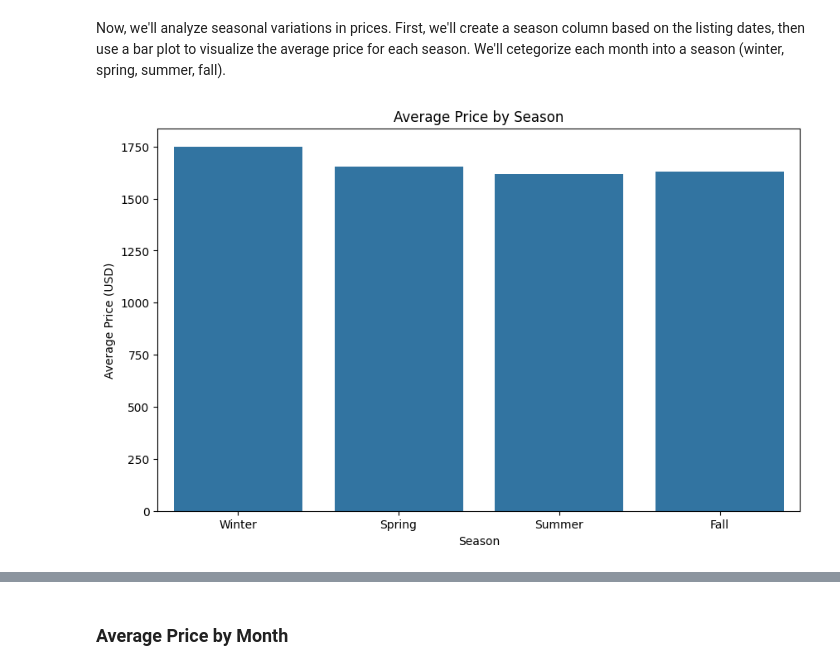
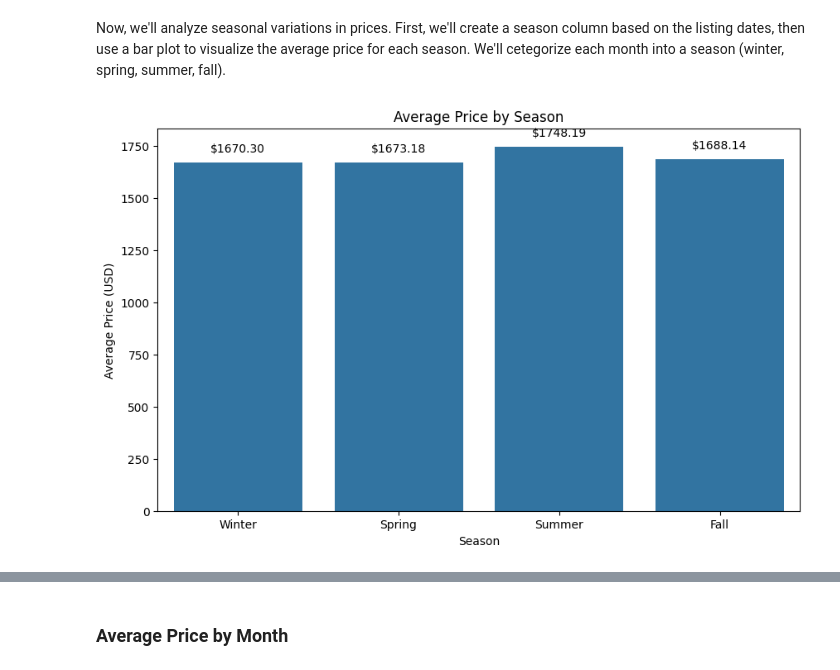
Before and after one commit to kev065/airbnb, a Jupyter notebook: notebook.ipynb, the cells around one changed output, grey strips where cells are left out. Drawn from its saved outputs; the diff is of its cells as text; code cells hidden in the pictures.

Commit message:
Add average price labels to seasonal price bar chart for improved clarity

```diff
--- a/notebook.ipynb
+++ b/notebook.ipynb
@@ -288,11 +288,11 @@ capetown_airbnb_df['date'] = pd.to_datetime(capetown_airbnb_df['date'])
 
 # function to categorize seasons
 def get_season(month):
-    if month in [12, 1, 2]:
+    if month in [6, 7, 8]:
         return 'Winter'
-    elif month in [3, 4, 5]:
+    elif month in [9, 10, 11]:
         return 'Spring'
-    elif month in [6, 7, 8]:
+    elif month in [12, 1, 2]:
         return 'Summer'
     else:
         return 'Fall'
@@ -302,13 +302,19 @@ capetown_airbnb_df['season'] = capetown_airbnb_df['date'].dt.month.apply(get_sea
 # %%
 # Calculate average price per season
 avg_price_per_season = capetown_airbnb_df.groupby('season')['price'].mean().reindex(['Winter', 'Spring', 'Summer', 'Fall']).reset_index()
 
 plt.figure(figsize=(10, 6))
-sns.barplot(x='season', y='price', data=avg_price_per_season)
+barplot = sns.barplot(x='season', y='price', data=avg_price_per_season)
 
+# Add labels on each bar
+for index, row in avg_price_per_season.iterrows():
+    barplot.text(x=index, y=row['price'] + 50, s=f"${row['price']:.2f}", ha='center', color='black')
+
+# Add labels and title
 plt.title('Average Price by Season')
 plt.xlabel('Season')
 plt.ylabel('Average Price (USD)')
+
 plt.show()
 # %% [output]
-[figure, old version]
+[figure, new version]
```
Also changed, not shown: parts of 2 cells of this notebook.
